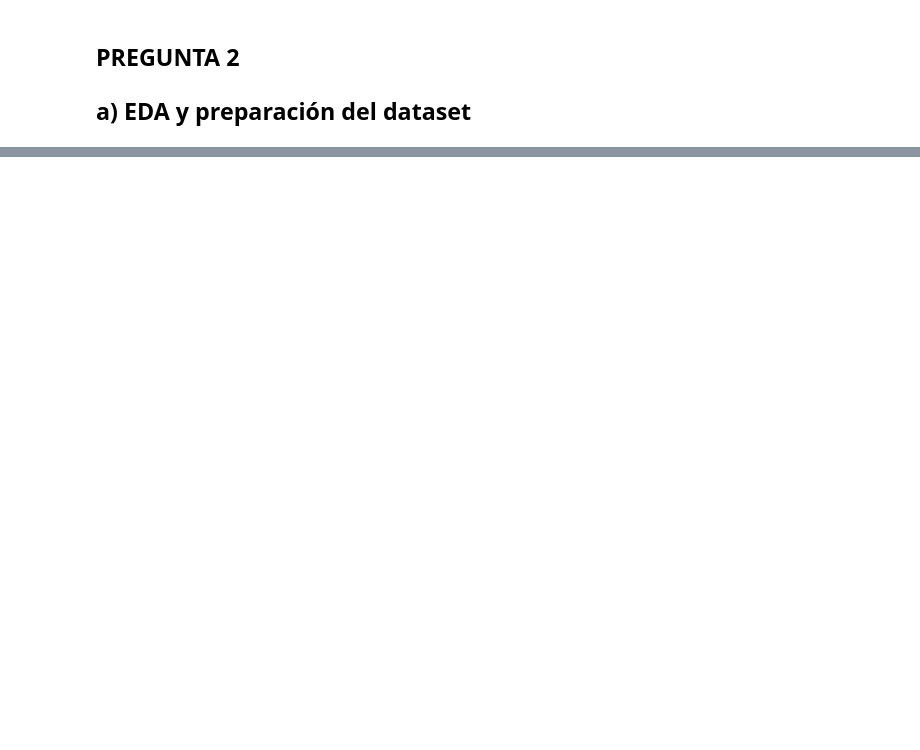
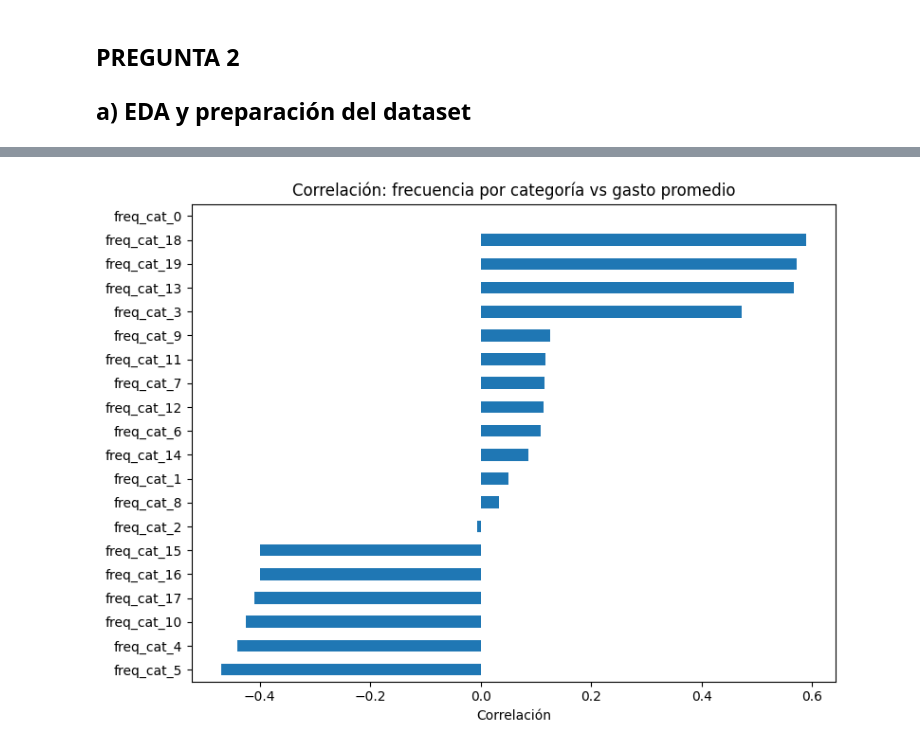
Before and after one commit to santiagoruizvt/AprendizajeProfundo-CEIA-RuizSantiago, a Jupyter notebook: TP1/RUIZ-SANTIAGO-TP1-Co25.ipynb, the cells around one changed output, grey strips where cells are left out. Saved outputs shown, nothing was run; the diff lists cells and outputs as text; code cells hidden in the pictures; blank space fills up the shorter version.

```diff
--- a/TP1/RUIZ-SANTIAGO-TP1-Co25.ipynb
+++ b/TP1/RUIZ-SANTIAGO-TP1-Co25.ipynb
@@ -629,0 +786,11 @@ Image(filename="trayectorias_1d.gif")
+# %%
+# --- Matriz de Correlación ---
+freq_cols = [c for c in df_clientes.columns if c.startswith('freq_cat_')]
+corr = df_clientes[freq_cols + ['Gasto_Promedio']].corr()['Gasto_Promedio'].drop('Gasto_Promedio').sort_values()
+fig, ax = plt.subplots(figsize=(8,6))
+corr.plot(kind='barh', ax=ax)
+ax.set_title("Correlación: frecuencia por categoría vs gasto promedio")
+ax.set_xlabel("Correlación")
+plt.tight_layout()
+# %% [output]
+[figure, added]
```
Also changed, not shown: parts of 16 cells of this notebook.
